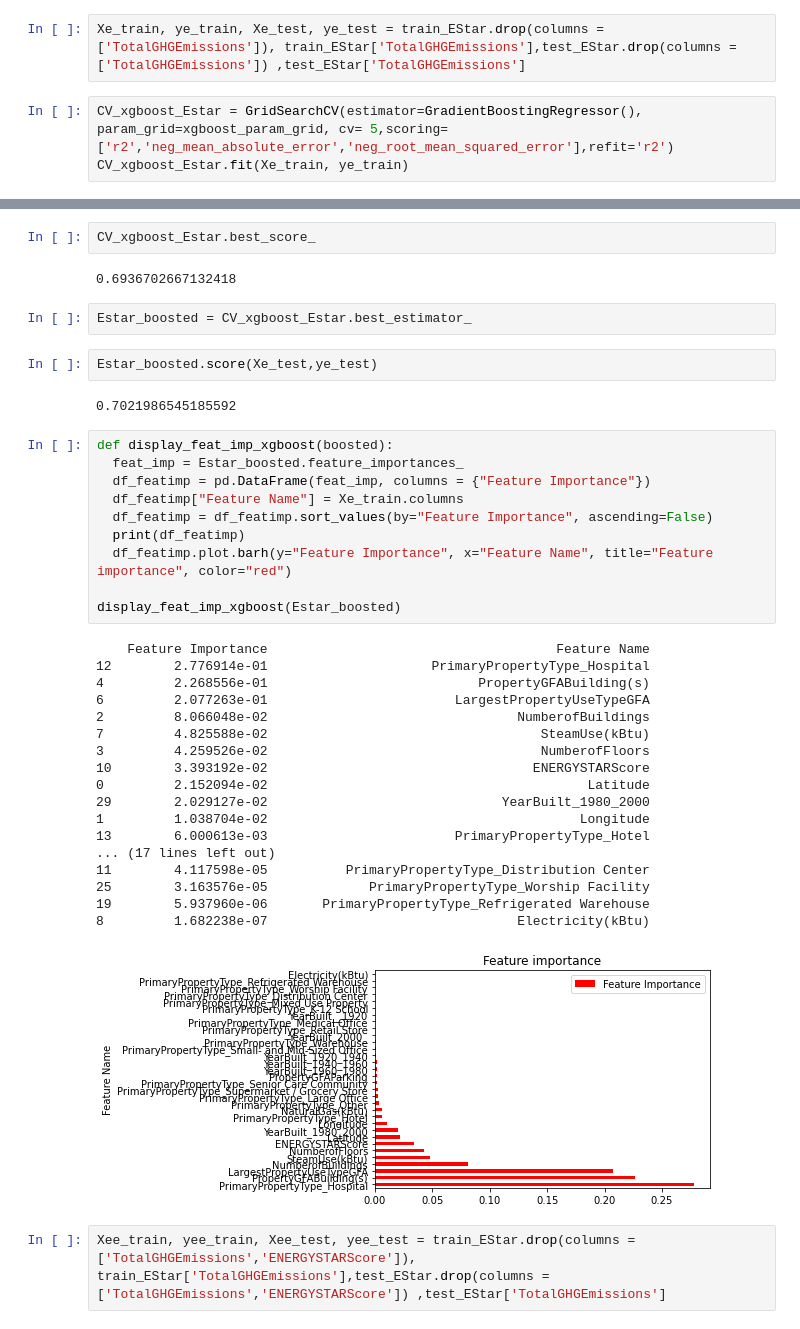
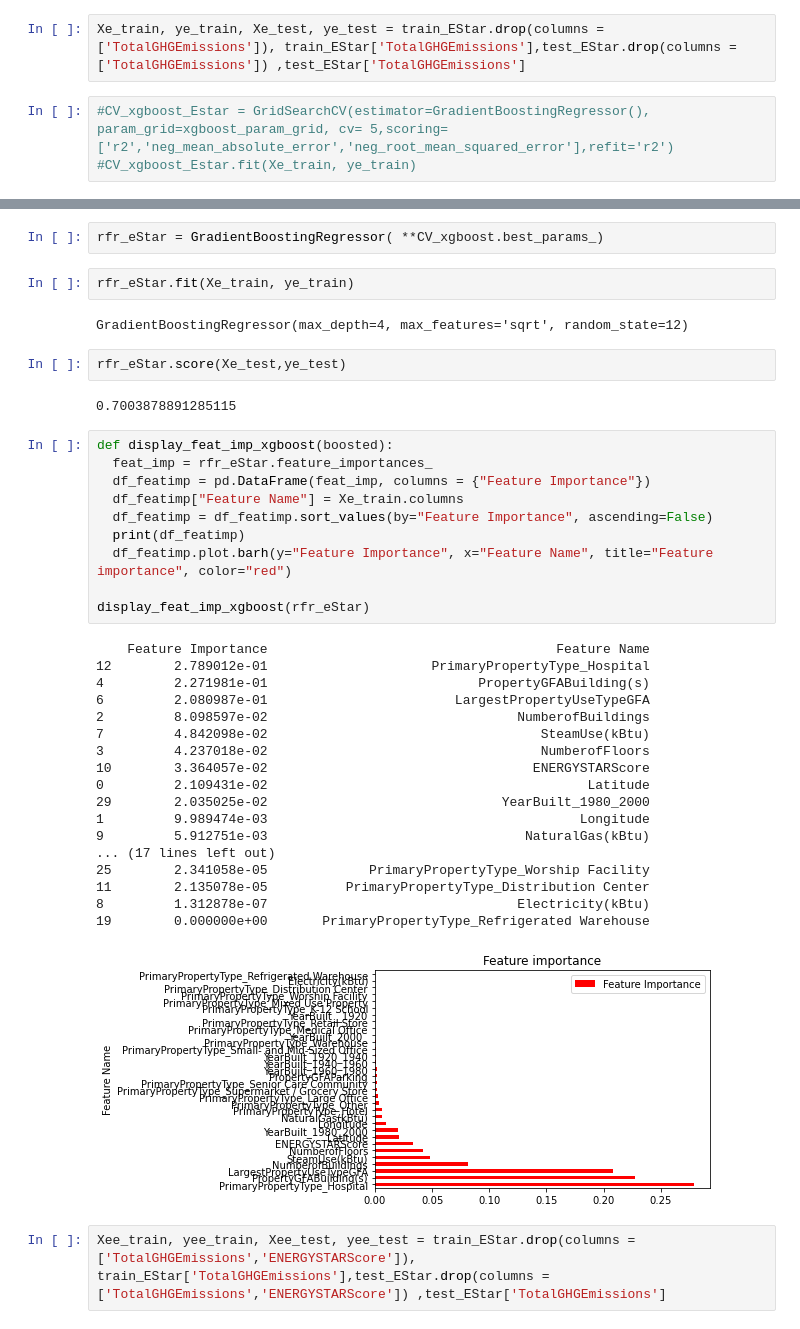
Before and after one commit to azioba/Notebook, a Jupyter notebook: Projet_4.ipynb, the cells around one changed output, grey strips where cells are left out. Saved outputs shown, nothing was run; the diff lists cells and outputs as text.

```diff
--- a/Projet_4.ipynb
+++ b/Projet_4.ipynb
@@ -737,5 +744,5 @@ train_EStar, test_EStar = train_test_split(energyStar_code, test_size=0.3, rando
 # %%
 Xe_train, ye_train, Xe_test, ye_test = train_EStar.drop(columns = ['TotalGHGEmissions']), train_EStar['TotalGHGEmissions'],test_EStar.drop(columns = ['TotalGHGEmissions']) ,test_EStar['TotalGHGEmissions']
 # %%
-CV_xgboost_Estar = GridSearchCV(estimator=GradientBoostingRegressor(), param_grid=xgboost_param_grid, cv= 5,scoring=['r2','neg_mean_absolute_error','neg_root_mean_squared_error'],refit='r2')
-CV_xgboost_Estar.fit(Xe_train, ye_train)
+#CV_xgboost_Estar = GridSearchCV(estimator=GradientBoostingRegressor(), param_grid=xgboost_param_grid, cv= 5,scoring=['r2','neg_mean_absolute_error','neg_root_mean_squared_error'],refit='r2')
+#CV_xgboost_Estar.fit(Xe_train, ye_train)
@@ -751,42 +749,42 @@ GridSearchCV(cv=5, estimator=GradientBoostingRegressor(),
-# %%
-CV_xgboost_Estar.best_score_
-# %% [output]
-0.6936702667132418
-# %%
-Estar_boosted = CV_xgboost_Estar.best_estimator_
+# %%
+rfr_eStar = GradientBoostingRegressor( **CV_xgboost.best_params_)
+# %%
+rfr_eStar.fit(Xe_train, ye_train)
+# %% [output]
+GradientBoostingRegressor(max_depth=4, max_features='sqrt', random_state=12)
 # %%
-Estar_boosted.score(Xe_test,ye_test)
+rfr_eStar.score(Xe_test,ye_test)
 # %% [output]
-0.7021986545185592
+0.7003878891285115
 # %%
 def display_feat_imp_xgboost(boosted):
-  feat_imp = Estar_boosted.feature_importances_
+  feat_imp = rfr_eStar.feature_importances_
   df_featimp = pd.DataFrame(feat_imp, columns = {"Feature Importance"})
   df_featimp["Feature Name"] = Xe_train.columns
   df_featimp = df_featimp.sort_values(by="Feature Importance", ascending=False)
   print(df_featimp)
   df_featimp.plot.barh(y="Feature Importance", x="Feature Name", title="Feature importance", color="red")
 
-display_feat_imp_xgboost(Estar_boosted)
+display_feat_imp_xgboost(rfr_eStar)
 # %% [output]
     Feature Importance                                     Feature Name
-12        2.776914e-01                     PrimaryPropertyType_Hospital
-4         2.268556e-01                           PropertyGFABuilding(s)
-6         2.077263e-01                        LargestPropertyUseTypeGFA
-2         8.066048e-02                                NumberofBuildings
-7         4.825588e-02                                   SteamUse(kBtu)
-3         4.259526e-02                                   NumberofFloors
-10        3.393192e-02                                  ENERGYSTARScore
-0         2.152094e-02                                         Latitude
-29        2.029127e-02                              YearBuilt_1980_2000
-1         1.038704e-02                                        Longitude
-13        6.000613e-03                        PrimaryPropertyType_Hotel
+12        2.789012e-01                     PrimaryPropertyType_Hospital
+4         2.271981e-01                           PropertyGFABuilding(s)
+6         2.080987e-01                        LargestPropertyUseTypeGFA
+2         8.098597e-02                                NumberofBuildings
+7         4.842098e-02                                   SteamUse(kBtu)
+3         4.237018e-02                                   NumberofFloors
+10        3.364057e-02                                  ENERGYSTARScore
+0         2.109431e-02                                         Latitude
+29        2.035025e-02                              YearBuilt_1980_2000
+1         9.989474e-03                                        Longitude
+9         5.912751e-03                                 NaturalGas(kBtu)
 ... (17 lines left out)
-11        4.117598e-05          PrimaryPropertyType_Distribution Center
-25        3.163576e-05             PrimaryPropertyType_Worship Facility
-19        5.937960e-06       PrimaryPropertyType_Refrigerated Warehouse
-8         1.682238e-07                                Electricity(kBtu)
+25        2.341058e-05             PrimaryPropertyType_Worship Facility
+11        2.135078e-05          PrimaryPropertyType_Distribution Center
+8         1.312878e-07                                Electricity(kBtu)
+19        0.000000e+00       PrimaryPropertyType_Refrigerated Warehouse
-[figure, old version]
+[figure, new version]
 # %%
 Xee_train, yee_train, Xee_test, yee_test = train_EStar.drop(columns = ['TotalGHGEmissions','ENERGYSTARScore']), train_EStar['TotalGHGEmissions'],test_EStar.drop(columns = ['TotalGHGEmissions','ENERGYSTARScore']) ,test_EStar['TotalGHGEmissions']
 # %%
```
Also changed, not shown: parts of 30 cells of this notebook.
